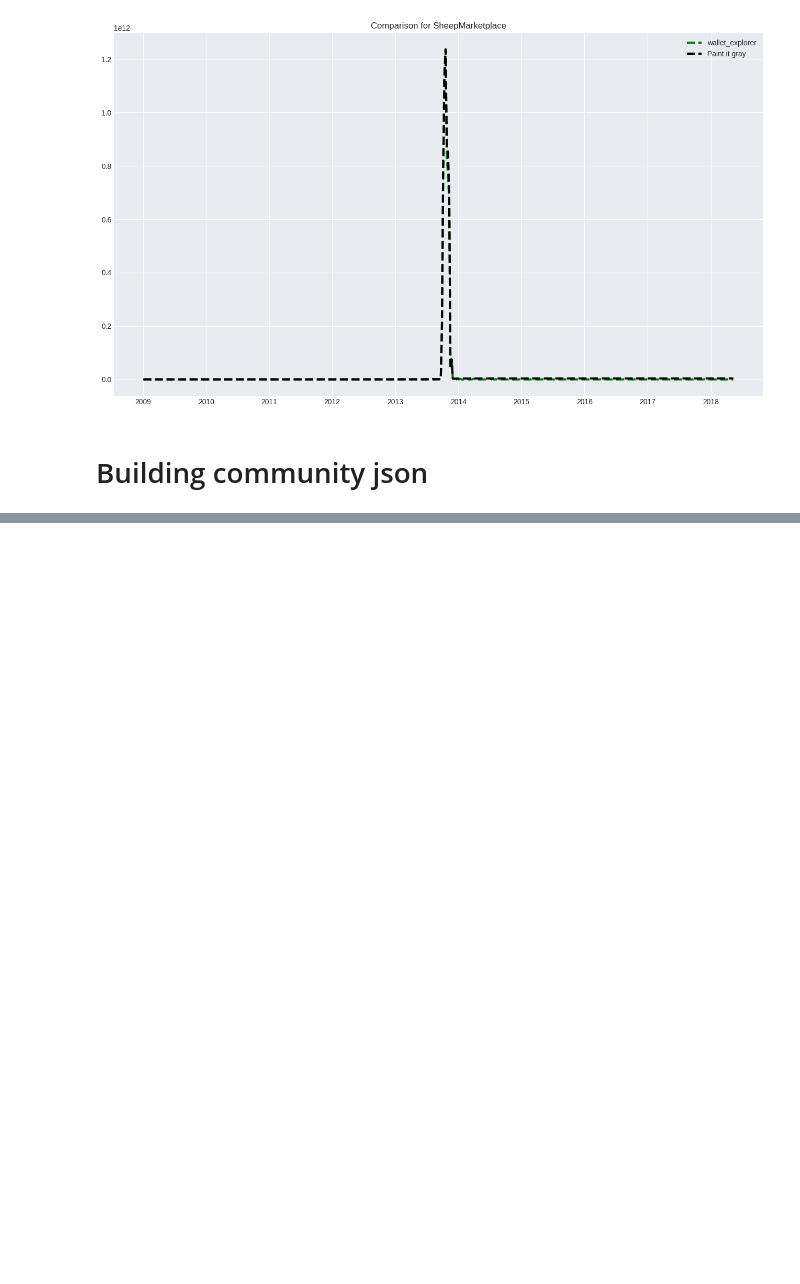
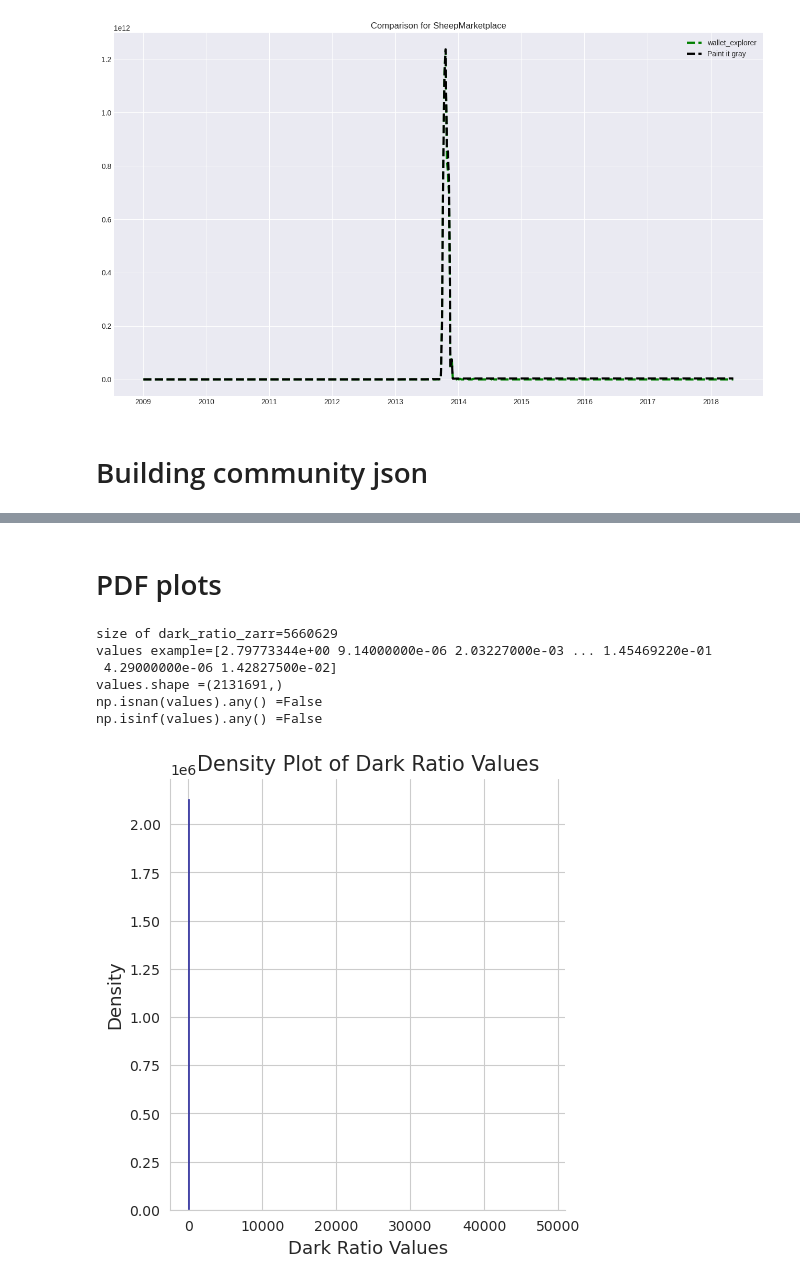
Before and after one commit to ayassine96/paint-black, a Jupyter notebook: zarr_test.ipynb, the cells around one changed output, grey strips where cells are left out. Saved outputs shown, nothing was run; the diff lists cells and outputs as text; code cells hidden in the pictures; blank space fills up the shorter version.

Commit message:
prefinal checkpoint

```diff
--- a/zarr_test.ipynb
+++ b/zarr_test.ipynb
@@ -1457,0 +1453,67 @@ print('Process terminated, graphs and attributes created.')
+# %% [markdown]
+# PDF plots
+# %%
+from scipy import stats
+
+dark_ratio_zarr = zarr.load(f'/srv/abacus-1/bitcoin_darknet/grayscale_op_ali/heur_1_data_v3/daily/dark_assets/dark_assets_2013-03-19.zarr') #load gives an object array containing this dictionary:
+# dark_ratio_index_zarr = zarr.load(f'/local/scratch/exported/blockchain_parsed/bitcoin_darknet/gs_group/grayscale_op_ali/final/heur_1_data_v2/daily/dark_ratio_index/dark_ratio_index_2010-07-25.zarr')
+dark_ratio_zarr = dict(zip(dark_ratio_zarr["dark_assets_index"], dark_ratio_zarr["dark_assets_values"]))
+
+
+size = len(dark_ratio_zarr)
+print(f'size of dark_ratio_zarr={size}')
+
+
+
+# Set the style of seaborn for better looking plots
+sns.set_style('whitegrid')
+
+# Get the dark_ratio_values from the dictionary
+values = list(dark_ratio_zarr.values())
+values = np.array(values)
+values = values.astype(float)
+values = values[values != 0] / 1e8
+
+print(f'values example={values}')
+print(f'values.shape ={values.shape}')
+
+sns.displot(values, bins=200, kde=False, color='darkblue')
+
+# Check if the array has NaN values
+print(f'np.isnan(values).any() ={np.isnan(values).any()}')
+
+# Check if the array has infinity values
+print(f'np.isinf(values).any() ={np.isinf(values).any()}')
+
+
+
+# # Title and labels
+plt.title('Density Plot of Dark Ratio Values', fontsize=15)
+plt.xlabel('Dark Ratio Values', fontsize=13)
+plt.ylabel('Density', fontsize=13)
+
+plt.show()
+
+# # We will use seaborn's distplot function which plots a histogram and fits a kernel density estimate (KDE)
+# # sns.distplot(values, hist = True, kde = True, bins = 'auto', color = 'darkblue',
+# #              hist_kws={'edgecolor':'black'},
+# #              kde_kws={'linewidth': 4})
+
+
+
+# # Show the plot
+# plt.show()
+
+# print(f'number of normal_values={normal_values}, ratio of normal_values={normal_values/size}')
+# print(f'number of undesired_values={undesired_values}, ratio of undesired_values (negative or more than 1)={undesired_values/size}')
+# print(f'number of zero_values={zero_values}, ratio of zero_values={zero_values/size}')
+# print(f'number of nan_values={nan_values}, ratio of nan_values={nan_values/size}')
+# print(f'number of inf_values={inf_values}, ratio of inf_values={inf_values/size}')
+# %% [output]
+size of dark_ratio_zarr=5660629
+values example=[2.79773344e+00 9.14000000e-06 2.03227000e-03 ... 1.45469220e-01
+ 4.29000000e-06 1.42827500e-02]
+values.shape =(2131691,)
+np.isnan(values).any() =False
+np.isinf(values).any() =False
+[figure, added]
```
Also changed, not shown: parts of 10 cells of this notebook, 27 other files.
